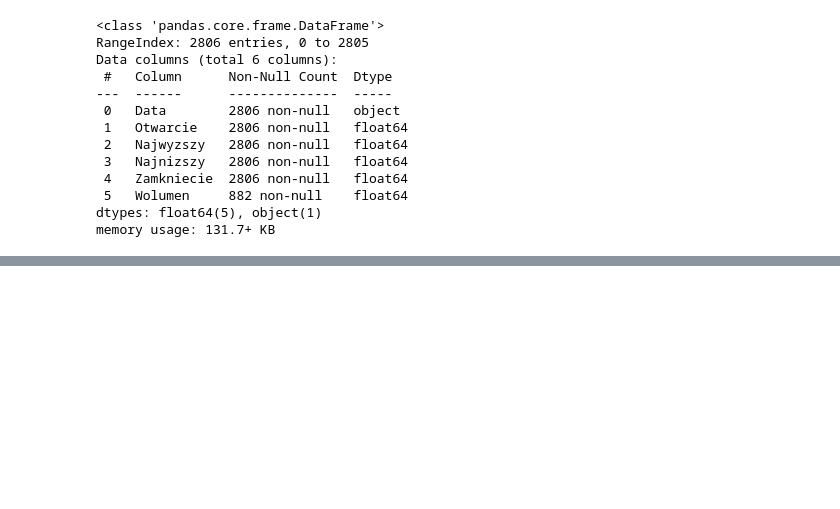
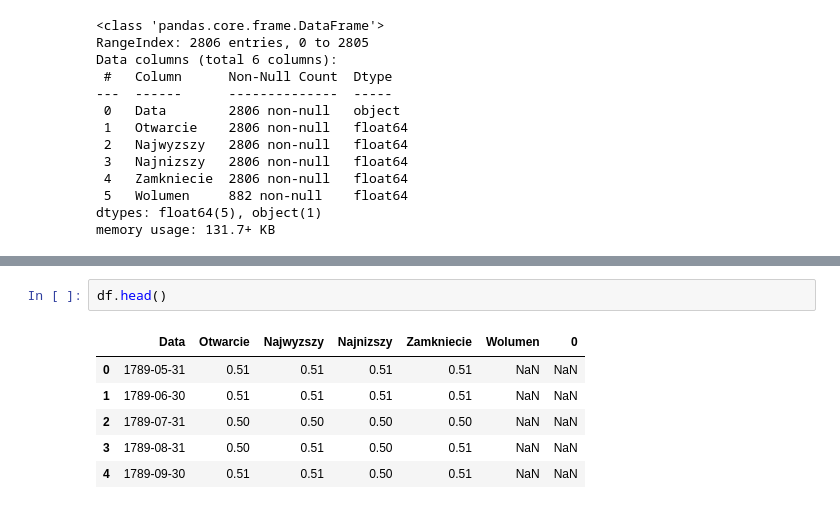
Before and after one commit to msz13/Goal-Based-Investing, a Jupyter notebook: esg/preproccessing.ipynb, the cells around one changed output, grey strips where cells are left out. Drawn from its saved outputs; the diff is of its cells as text; blank space fills up the shorter version.

```diff
--- a/esg/preproccessing.ipynb
+++ b/esg/preproccessing.ipynb
@@ -156,0 +181,9 @@ sns.lineplot(data=means)
+# %%
+df.head()
+# %% [output]
+|  | Data | Otwarcie | Najwyzszy | Najnizszy | Zamkniecie | Wolumen | 0 |
+| 0 | 1789-05-31 | 0.51 | 0.51 | 0.51 | 0.51 | NaN | NaN |
+| 1 | 1789-06-30 | 0.51 | 0.51 | 0.51 | 0.51 | NaN | NaN |
+| 2 | 1789-07-31 | 0.50 | 0.50 | 0.50 | 0.50 | NaN | NaN |
+| 3 | 1789-08-31 | 0.50 | 0.51 | 0.50 | 0.51 | NaN | NaN |
+| 4 | 1789-09-30 | 0.51 | 0.51 | 0.50 | 0.51 | NaN | NaN |
```
Also changed, not shown: parts of 5 cells of this notebook, 6 other files.
